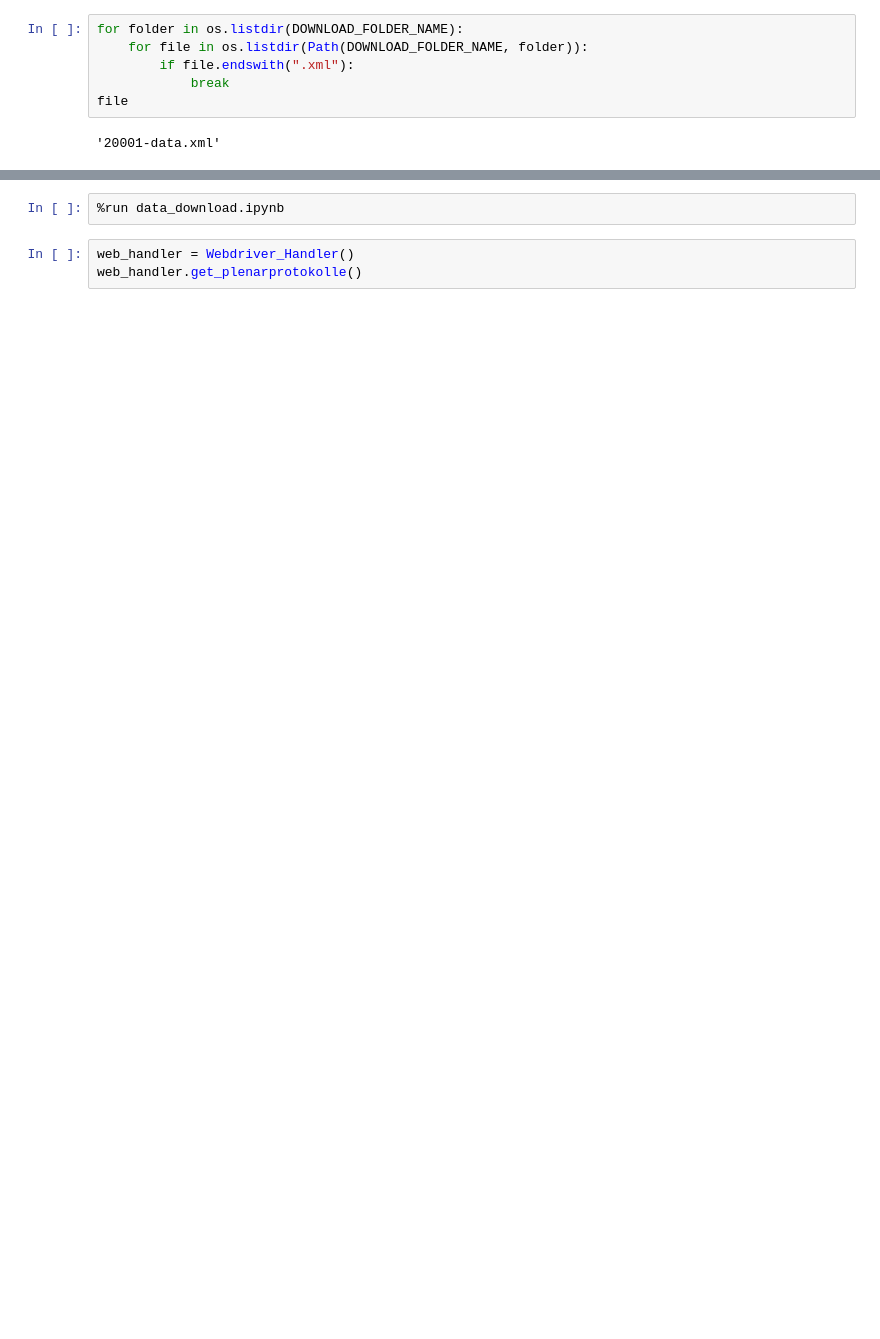
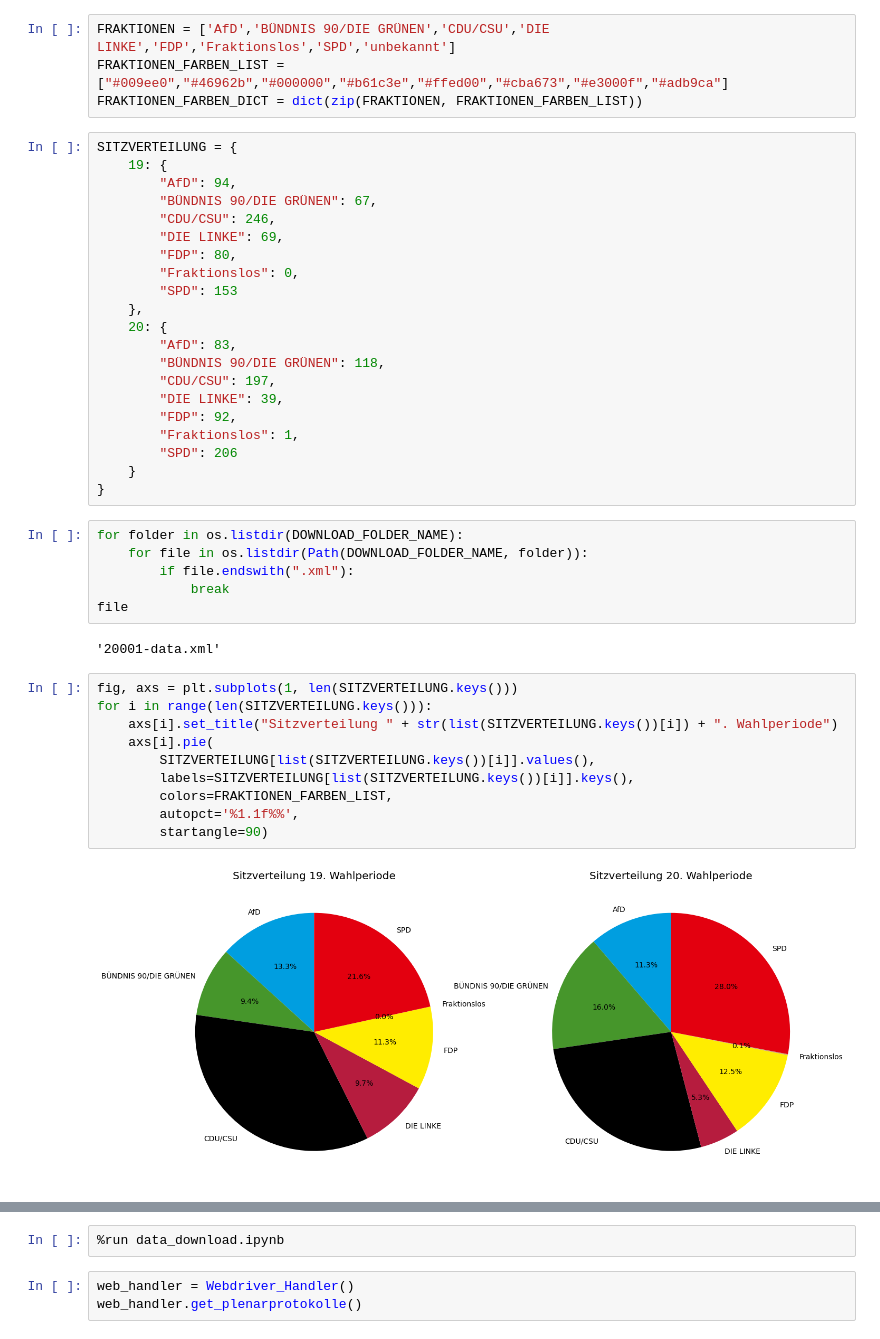
Before and after one commit to xTerradon/bundestag, a Jupyter notebook: main.ipynb, the cells around one changed output, grey strips where cells are left out. Drawn from its saved outputs; the diff is of its cells as text; blank space fills up the shorter version.

Commit message:
new visualizations

```diff
--- a/main.ipynb
+++ b/main.ipynb
@@ -12,3 +15,28 @@ plt.rcParams["figure.figsize"] = (16, 8)
+# %%
+FRAKTIONEN = ['AfD','BÜNDNIS 90/DIE GRÜNEN','CDU/CSU','DIE LINKE','FDP','Fraktionslos','SPD','unbekannt']
+FRAKTIONEN_FARBEN_LIST = ["#009ee0","#46962b","#000000","#b61c3e","#ffed00","#cba673","#e3000f","#adb9ca"]
+FRAKTIONEN_FARBEN_DICT = dict(zip(FRAKTIONEN, FRAKTIONEN_FARBEN_LIST))
+# %%
+SITZVERTEILUNG = {
+    19: {
+        "AfD": 94,
+        "BÜNDNIS 90/DIE GRÜNEN": 67,
+        "CDU/CSU": 246,
+        "DIE LINKE": 69,
+        "FDP": 80,
+        "Fraktionslos": 0,
+        "SPD": 153
+    },
+    20: {
+        "AfD": 83,
+        "BÜNDNIS 90/DIE GRÜNEN": 118,
+        "CDU/CSU": 197,
+        "DIE LINKE": 39,
+        "FDP": 92,
+        "Fraktionslos": 1,
+        "SPD": 206
+    }
+}
 # %%
 for folder in os.listdir(DOWNLOAD_FOLDER_NAME):
     for file in os.listdir(Path(DOWNLOAD_FOLDER_NAME, folder)):
@@ -17,6 +45,18 @@ for folder in os.listdir(DOWNLOAD_FOLDER_NAME):
 file
 # %% [output]
 '20001-data.xml'
+# %%
+fig, axs = plt.subplots(1, len(SITZVERTEILUNG.keys()))
+for i in range(len(SITZVERTEILUNG.keys())):
+    axs[i].set_title("Sitzverteilung " + str(list(SITZVERTEILUNG.keys())[i]) + ". Wahlperiode")
+    axs[i].pie(
+        SITZVERTEILUNG[list(SITZVERTEILUNG.keys())[i]].values(),
+        labels=SITZVERTEILUNG[list(SITZVERTEILUNG.keys())[i]].keys(),
+        colors=FRAKTIONEN_FARBEN_LIST,
+        autopct='%1.1f%%',
+        startangle=90)
+# %% [output]
+[figure, added]
 # %%
 %run file_analyzer.ipynb
 get_file_info(Path(DOWNLOAD_FOLDER_NAME, folder, file))
```
Also changed, not shown: parts of 12 cells of this notebook, 1 other file.
